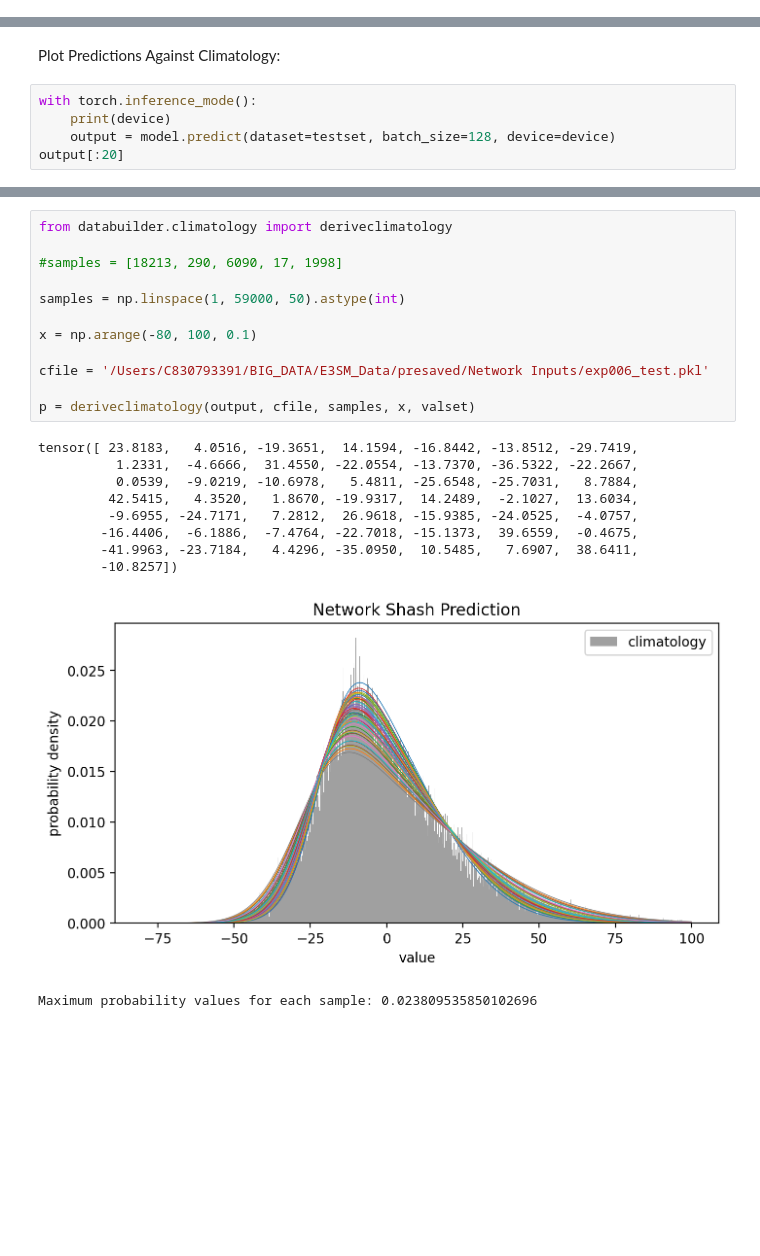
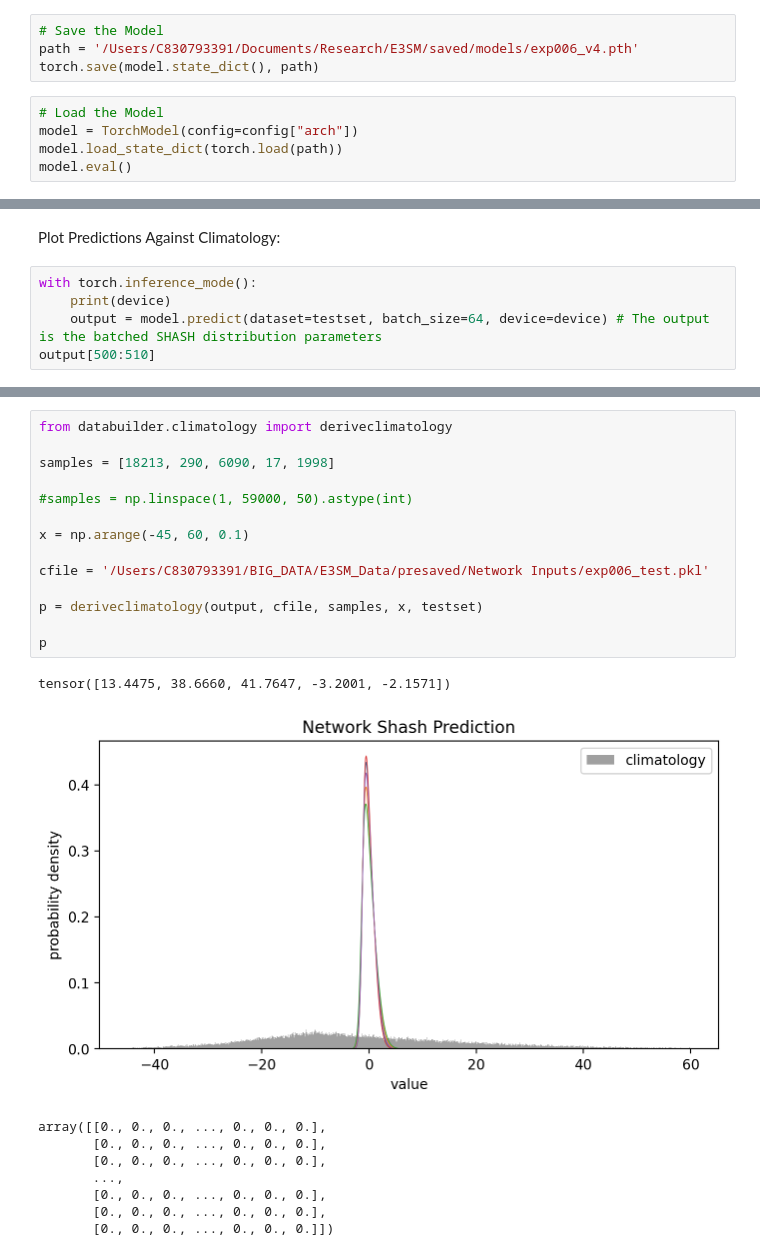
Before and after one commit to Jolan-vP/E3SM, a Jupyter notebook: analysis_006.ipynb, the cells around one changed output, grey strips where cells are left out. Cells and saved outputs as stored; diff of their text form; blank space fills up the shorter version.

```diff
--- a/analysis_006.ipynb
+++ b/analysis_006.ipynb
@@ -240,0 +244,9 @@ Epoch 5000/5000
+# %%
+# Save the Model
+path = '/Users/C830793391/Documents/Research/E3SM/saved/models/exp006_v4.pth'
+torch.save(model.state_dict(), path)
+# %%
+# Load the Model
+model = TorchModel(config=config["arch"])
+model.load_state_dict(torch.load(path))
+model.eval()
@@ -263,7 +286,7 @@ Plot Predictions Against Climatology:
 # %%
 with torch.inference_mode():
     print(device)
-    output = model.predict(dataset=testset, batch_size=128, device=device)
-output[:20]
+    output = model.predict(dataset=testset, batch_size=64, device=device) # The output is the batched SHASH distribution parameters
+output[500:510]
 # %% [output]
 mps
@@ -304,23 +326,24 @@ for i in (10, 200, 3000, 45, 599):
 # %%
 from databuilder.climatology import deriveclimatology
 
-#samples = [18213, 290, 6090, 17, 1998]
+samples = [18213, 290, 6090, 17, 1998]
 
-samples = np.linspace(1, 59000, 50).astype(int)
+#samples = np.linspace(1, 59000, 50).astype(int)
 
-x = np.arange(-80, 100, 0.1)
+x = np.arange(-45, 60, 0.1)
 
 cfile = '/Users/C830793391/BIG_DATA/E3SM_Data/presaved/Network Inputs/exp006_test.pkl'
 
-p = deriveclimatology(output, cfile, samples, x, valset)
+p = deriveclimatology(output, cfile, samples, x, testset)
+
+p
 # %% [output]
-tensor([ 23.8183,   4.0516, -19.3651,  14.1594, -16.8442, -13.8512, -29.7419,
-          1.2331,  -4.6666,  31.4550, -22.0554, -13.7370, -36.5322, -22.2667,
-          0.0539,  -9.0219, -10.6978,   5.4811, -25.6548, -25.7031,   8.7884,
-         42.5415,   4.3520,   1.8670, -19.9317,  14.2489,  -2.1027,  13.6034,
-         -9.6955, -24.7171,   7.2812,  26.9618, -15.9385, -24.0525,  -4.0757,
-        -16.4406,  -6.1886,  -7.4764, -22.7018, -15.1373,  39.6559,  -0.4675,
-        -41.9963, -23.7184,   4.4296, -35.0950,  10.5485,   7.6907,  38.6411,
-        -10.8257])
+tensor([13.4475, 38.6660, 41.7647, -3.2001, -2.1571])
-[figure, old version]
+[figure, new version]
-Maximum probability values for each sample: 0.023809535850102696
+array([[0., 0., 0., ..., 0., 0., 0.],
+       [0., 0., 0., ..., 0., 0., 0.],
+       [0., 0., 0., ..., 0., 0., 0.],
+       ...,
+       [0., 0., 0., ..., 0., 0., 0.],
+       [0., 0., 0., ..., 0., 0., 0.],
+       [0., 0., 0., ..., 0., 0., 0.]])
```
Also changed, not shown: parts of 17 cells of this notebook, 5 other files.
